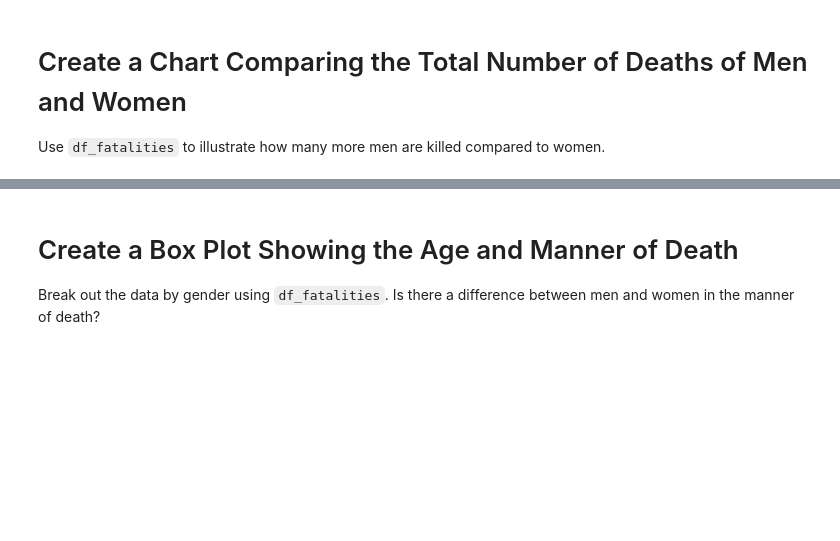
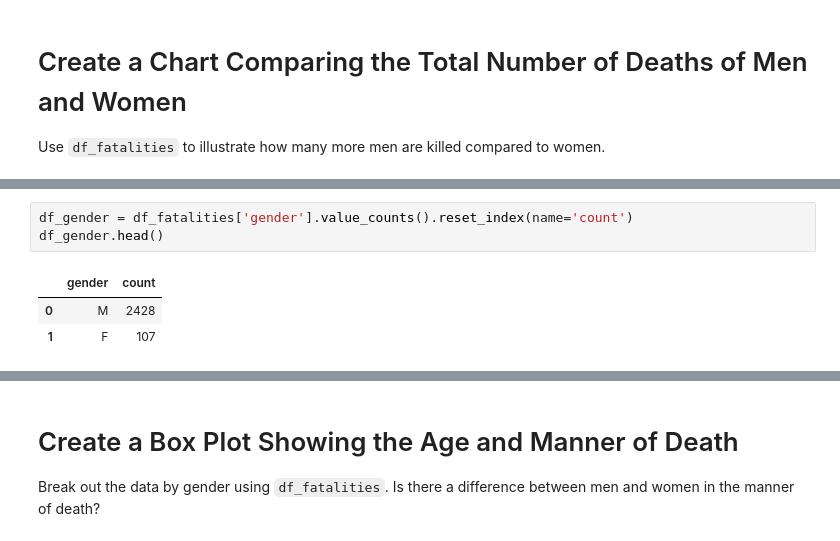
Before and after one commit to SeanRVACode/Professional-Portfolio, a Jupyter notebook: Analyze Deaths involving Police in the US/Fatal_Force_(start).ipynb, the cells around one changed output, grey strips where cells are left out. Saved outputs shown, nothing was run; the diff lists cells and outputs as text; blank space fills up the shorter version.

```diff
--- a/Analyze Deaths involving Police in the US/Fatal_Force_(start).ipynb
+++ b/Analyze Deaths involving Police in the US/Fatal_Force_(start).ipynb
@@ -318,0 +328,7 @@ Use `df_fatalities` to illustrate how many more men are killed compared to women
+# %%
+df_gender = df_fatalities['gender'].value_counts().reset_index(name='count')
+df_gender.head()
+# %% [output]
+|  | gender | count |
+| 0 | M | 2428 |
+| 1 | F | 107 |
```
Also changed, not shown: parts of 2 cells of this notebook.
